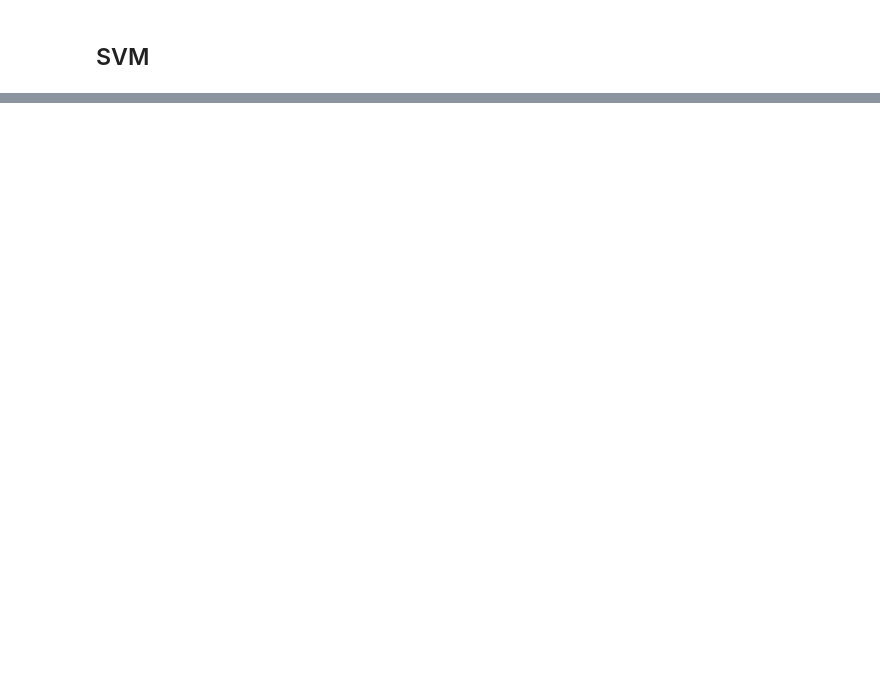
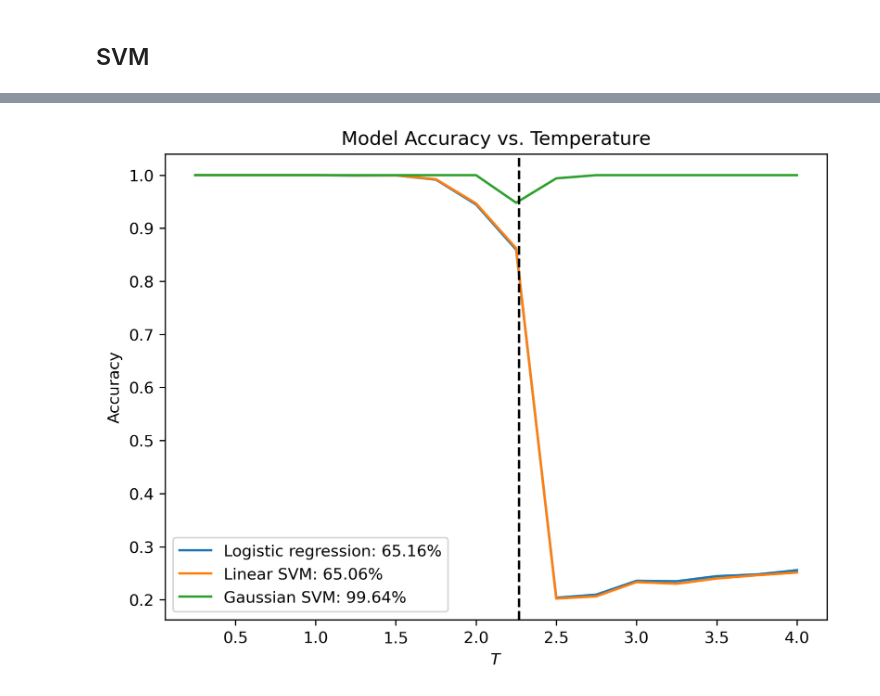
Before and after one commit to DanDan0101/PSI-Machine-Learning, a Jupyter notebook: Homework 1/HW 1.ipynb, the cells around one changed output, grey strips where cells are left out. Cells and saved outputs as stored; diff of their text form; code cells hidden in the pictures; blank space fills up the shorter version.

```diff
--- a/Homework 1/HW 1.ipynb
+++ b/Homework 1/HW 1.ipynb
@@ -192,0 +271,13 @@ plt.savefig("svm.pdf")
+# %%
+plt.figure(dpi = 300, layout = "constrained")
+plt.plot(np.linspace(0.25, 4., 16), lr_scores_temps[0], label = "Logistic regression: {:.2%}".format(lr_scores[0]))
+plt.plot(np.linspace(0.25, 4., 16), linear_svm_scores_temps[0], label = "Linear SVM: {:.2%}".format(linear_svm_scores[0]))
+plt.plot(np.linspace(0.25, 4., 16), svm_scores_temps[0], label = "Gaussian SVM: {:.2%}".format(svm_scores[0]))
+plt.axvline(T_c, color = "k", linestyle = "--")
+plt.xlabel(r"$T$")
+plt.ylabel("Accuracy")
+plt.title("Model Accuracy vs. Temperature")
+plt.legend()
+plt.savefig("accuracy.pdf")
+# %% [output]
+[figure, added]
```
Also changed, not shown: parts of 16 cells of this notebook, 4 other files.
